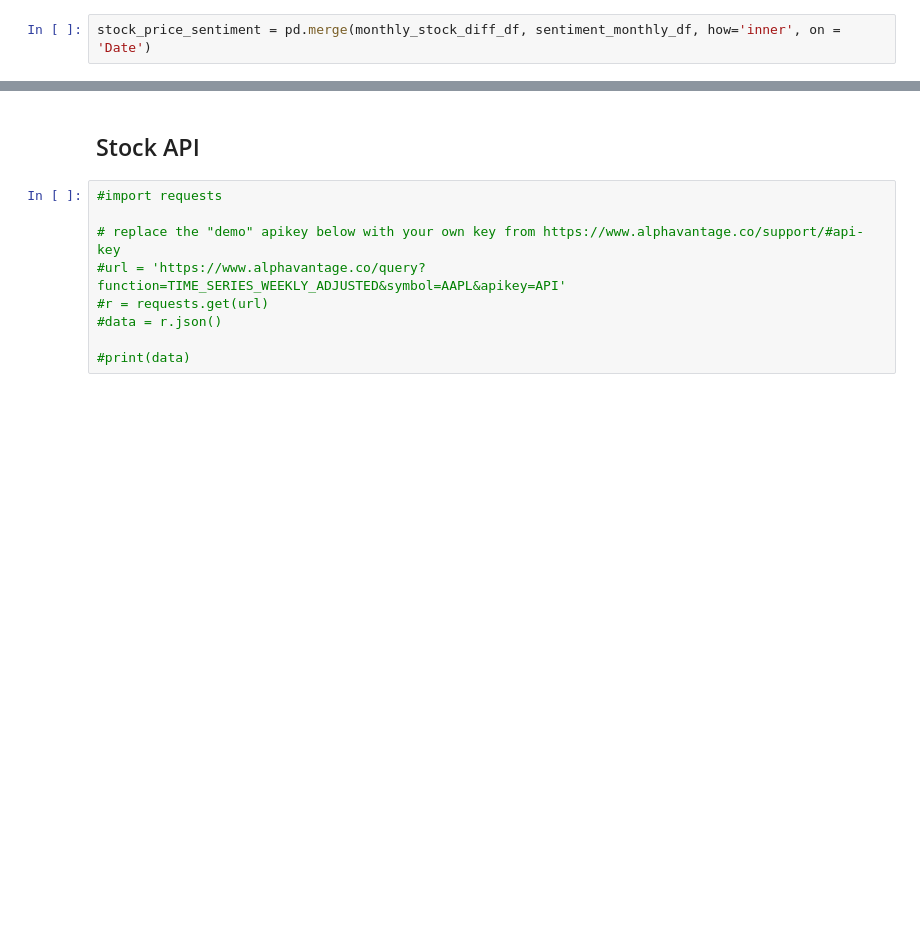
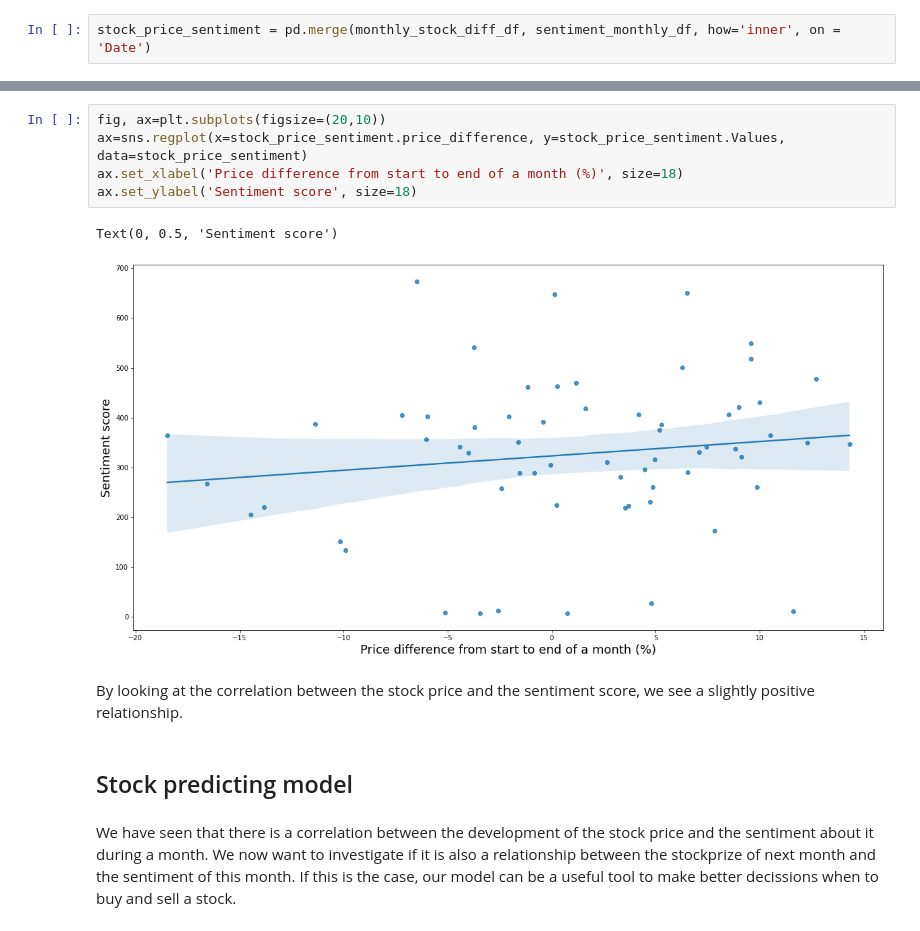
Before and after one commit to epfl-ada/ada-2021-project-club6analysis, a Jupyter notebook: stock_sentiment_analysis.ipynb, the cells around one changed output, grey strips where cells are left out. Cells and saved outputs as stored; diff of their text form; blank space fills up the shorter version.

```diff
--- a/stock_sentiment_analysis.ipynb
+++ b/stock_sentiment_analysis.ipynb
@@ -145,11 +149,14 @@ plt.show()
+# %%
+fig, ax=plt.subplots(figsize=(20,10))
+ax=sns.regplot(x=stock_price_sentiment.price_difference, y=stock_price_sentiment.Values, data=stock_price_sentiment)
+ax.set_xlabel('Price difference from start to end of a month (%)', size=18)
+ax.set_ylabel('Sentiment score', size=18)
+# %% [output]
+Text(0, 0.5, 'Sentiment score')
+[figure, added]
+# %% [markdown]
+By looking at the correlation between the stock price and the sentiment score, we see a slightly positive relationship.
 # %% [markdown]
-## Stock API
+## Stock predicting model
-# %%
-#import requests
-
-# replace the "demo" apikey below with your own key from https://www.alphavantage.co/support/#api-key
-#url = 'https://www.alphavantage.co/query?function=TIME_SERIES_WEEKLY_ADJUSTED&symbol=AAPL&apikey=API'
-#r = requests.get(url)
-#data = r.json()
-
-#print(data)
+# %% [markdown]
+We have seen that there is a correlation between the development of the stock price and the sentiment about it during a month. We now want to investigate if it is also a relationship between the stockprize of next month and the sentiment of this month. If this is the case, our model can be a useful tool to make better decissions when to buy and sell a stock.
```
Also changed, not shown: parts of 9 cells of this notebook.
